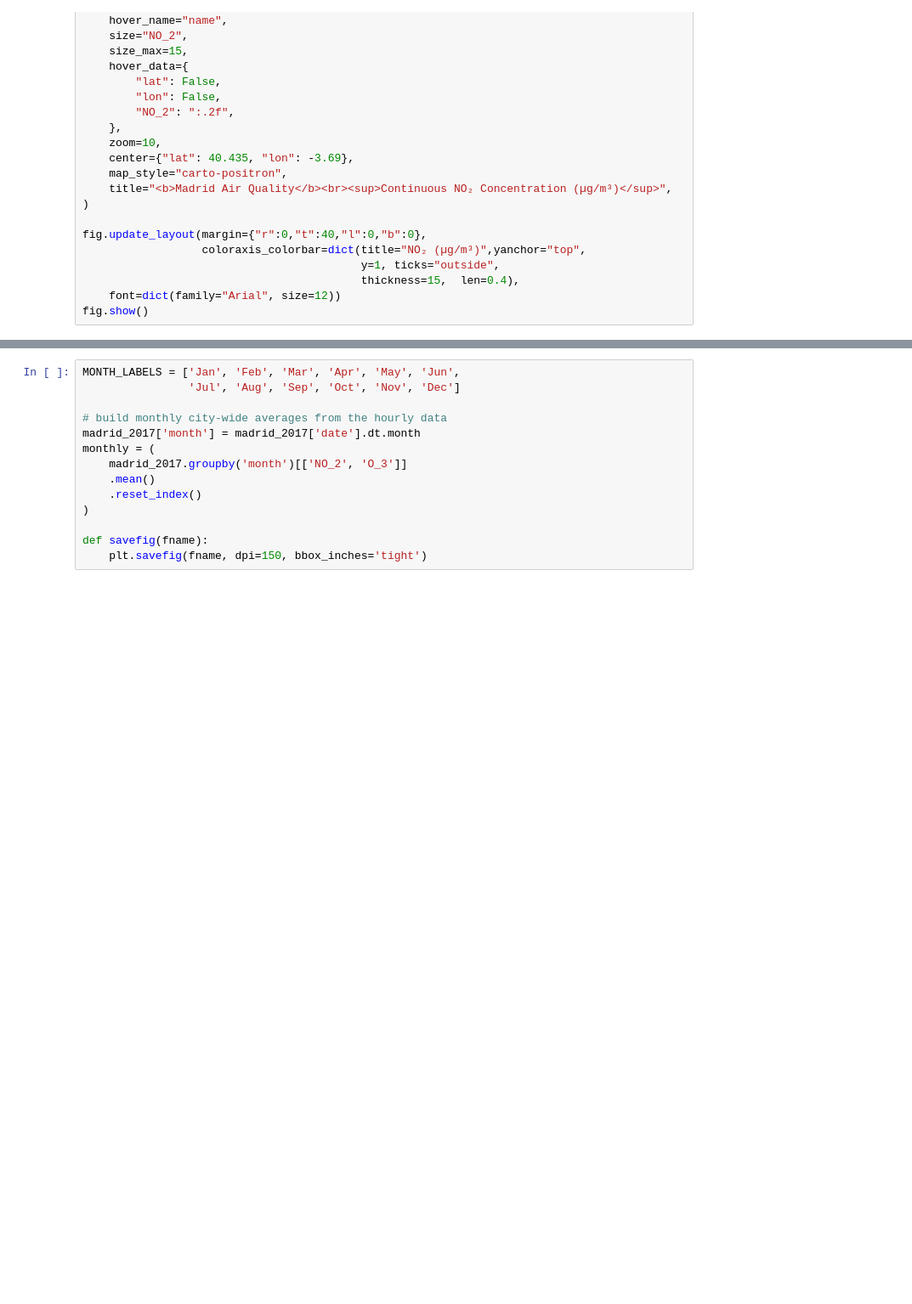
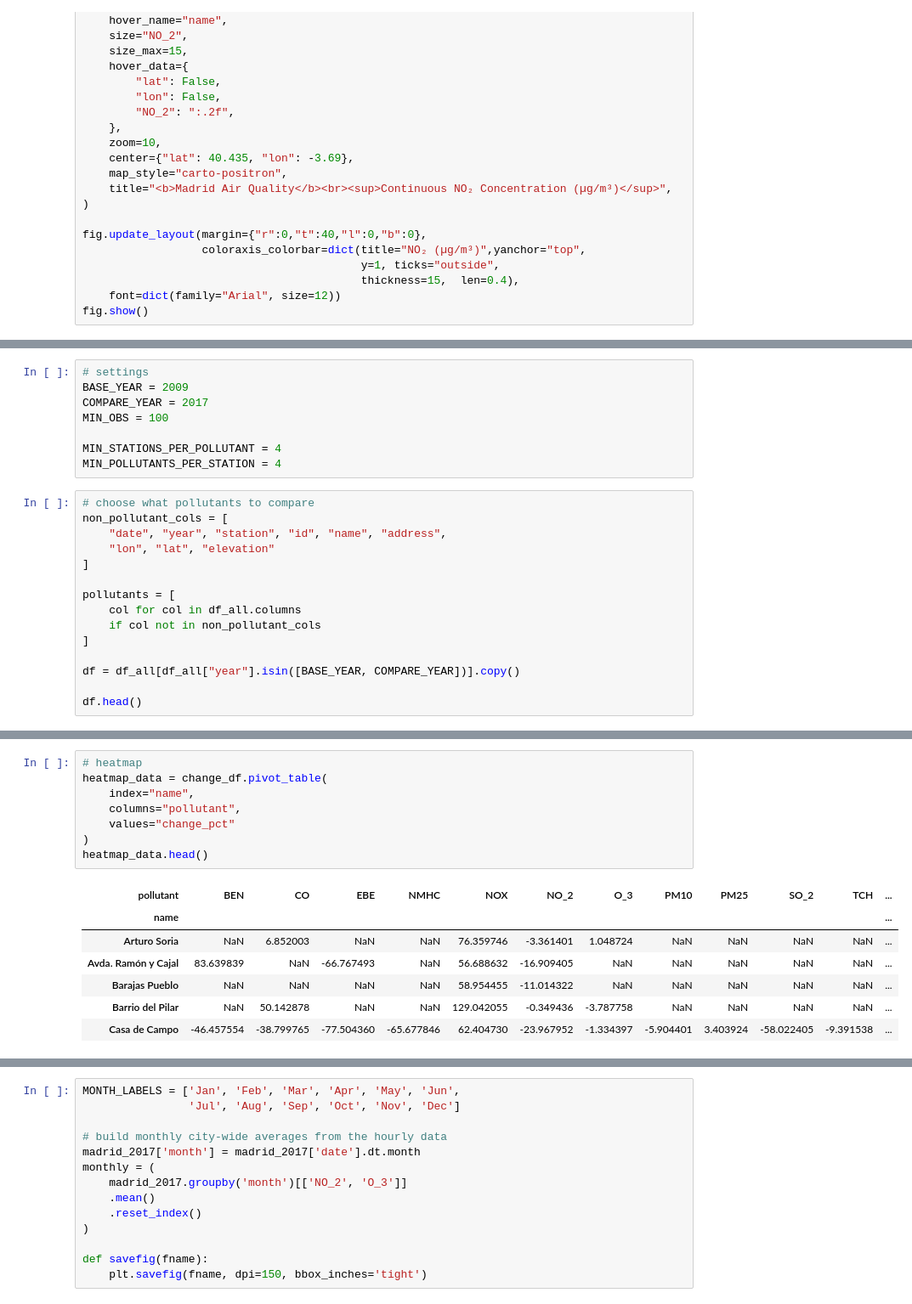
Before and after one commit to yabets/VDS2526, a Jupyter notebook: Q2-Q4-visualisation.ipynb, the cells around one changed output, grey strips where cells are left out. Shown at 85% size. Saved outputs shown, nothing was run; the diff lists cells and outputs as text; blank space fills up the shorter version.

```diff
--- a/Q2-Q4-visualisation.ipynb
+++ b/Q2-Q4-visualisation.ipynb
@@ -81,0 +114,23 @@ fig.show()
+# %%
+# settings
+BASE_YEAR = 2009
+COMPARE_YEAR = 2017
+MIN_OBS = 100
+
+MIN_STATIONS_PER_POLLUTANT = 4
+MIN_POLLUTANTS_PER_STATION = 4
+# %%
+# choose what pollutants to compare
+non_pollutant_cols = [
+    "date", "year", "station", "id", "name", "address",
+    "lon", "lat", "elevation"
+]
+
+pollutants = [
+    col for col in df_all.columns
+    if col not in non_pollutant_cols
+]
+
+df = df_all[df_all["year"].isin([BASE_YEAR, COMPARE_YEAR])].copy()
+
+df.head()
@@ -81,0 +192,16 @@ fig.show()
+# %%
+# heatmap
+heatmap_data = change_df.pivot_table(
+    index="name",
+    columns="pollutant",
+    values="change_pct"
+)
+heatmap_data.head()
+# %% [output]
+| pollutant | BEN | CO | EBE | NMHC | NOX | NO_2 | O_3 | PM10 | PM25 | SO_2 | TCH | ... |
+| name |  |  |  |  |  |  |  |  |  |  |  | ... |
+| Arturo Soria | NaN | 6.852003 | NaN | NaN | 76.359746 | -3.361401 | 1.048724 | NaN | NaN | NaN | NaN | ... |
+| Avda. Ramón y Cajal | 83.639839 | NaN | -66.767493 | NaN | 56.688632 | -16.909405 | NaN | NaN | NaN | NaN | NaN | ... |
+| Barajas Pueblo | NaN | NaN | NaN | NaN | 58.954455 | -11.014322 | NaN | NaN | NaN | NaN | NaN | ... |
+| Barrio del Pilar | NaN | 50.142878 | NaN | NaN | 129.042055 | -0.349436 | -3.787758 | NaN | NaN | NaN | NaN | ... |
+| Casa de Campo | -46.457554 | -38.799765 | -77.504360 | -65.677846 | 62.404730 | -23.967952 | -1.334397 | -5.904401 | 3.403924 | -58.022405 | -9.391538 | ... |
```
Also changed, not shown: parts of 6 cells of this notebook.
